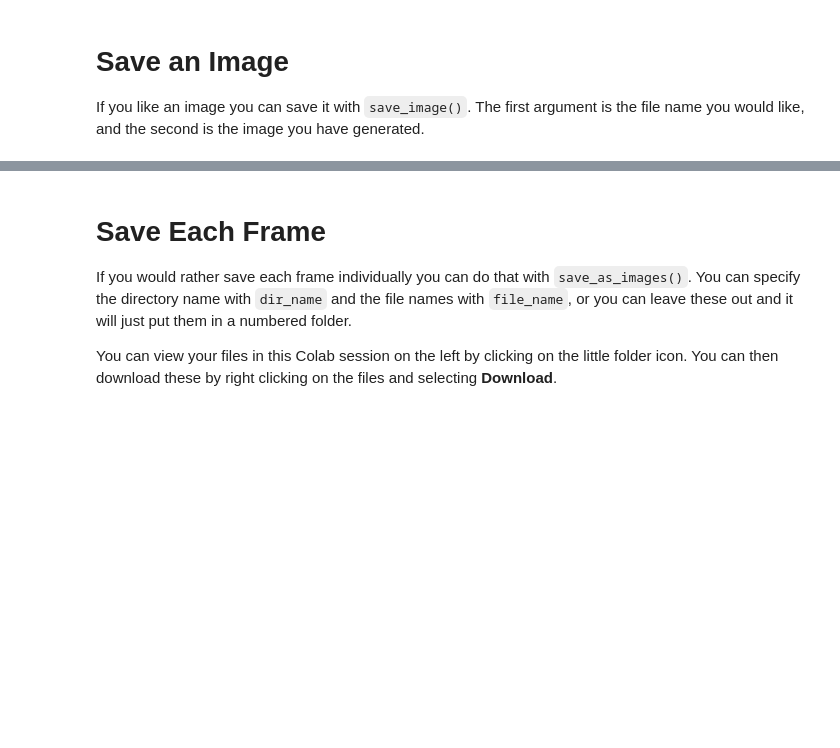
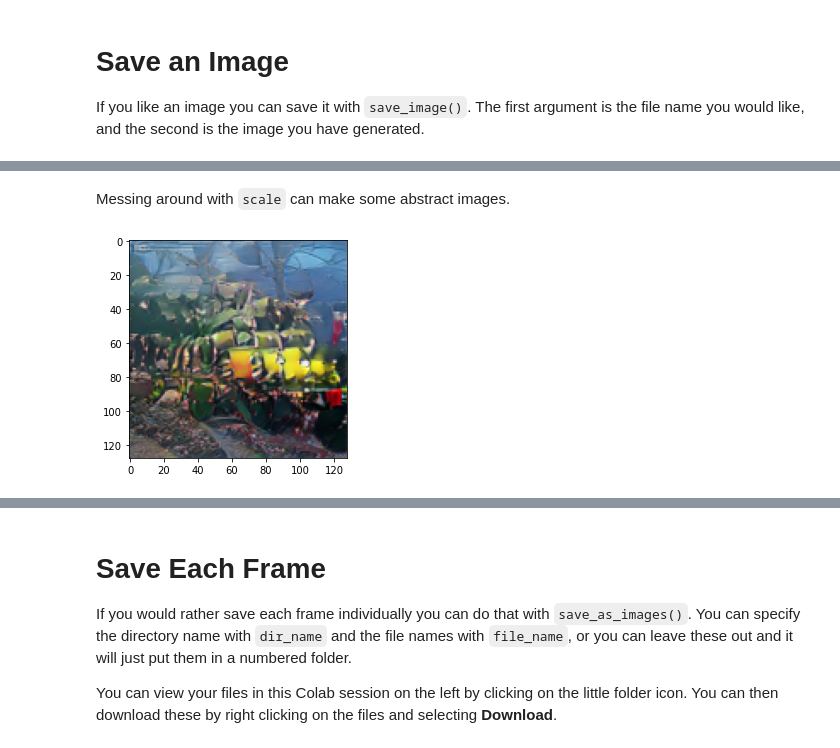
Before and after one commit to joshmurr/biodesign_biggan, a Jupyter notebook: BigGAN_Playground.ipynb, the cells around one changed output, grey strips where cells are left out. Drawn from its saved outputs; the diff is of its cells as text; code cells hidden in the pictures; blank space fills up the shorter version.

```diff
--- a/BigGAN_Playground.ipynb
+++ b/BigGAN_Playground.ipynb
@@ -293,0 +315,6 @@ Increase `numFrames` in the function below to make a longer sequence.
+# %% [markdown]
+Messing around with `scale` can make some abstract images.
+# %%
+elephant_truck_coral = generate_image(['elephant', 'truck', 'brain coral'], scale=[0.6, 2, 0.9])
+# %% [output]
+[figure, added]
```
Also changed, not shown: parts of 36 cells of this notebook.
